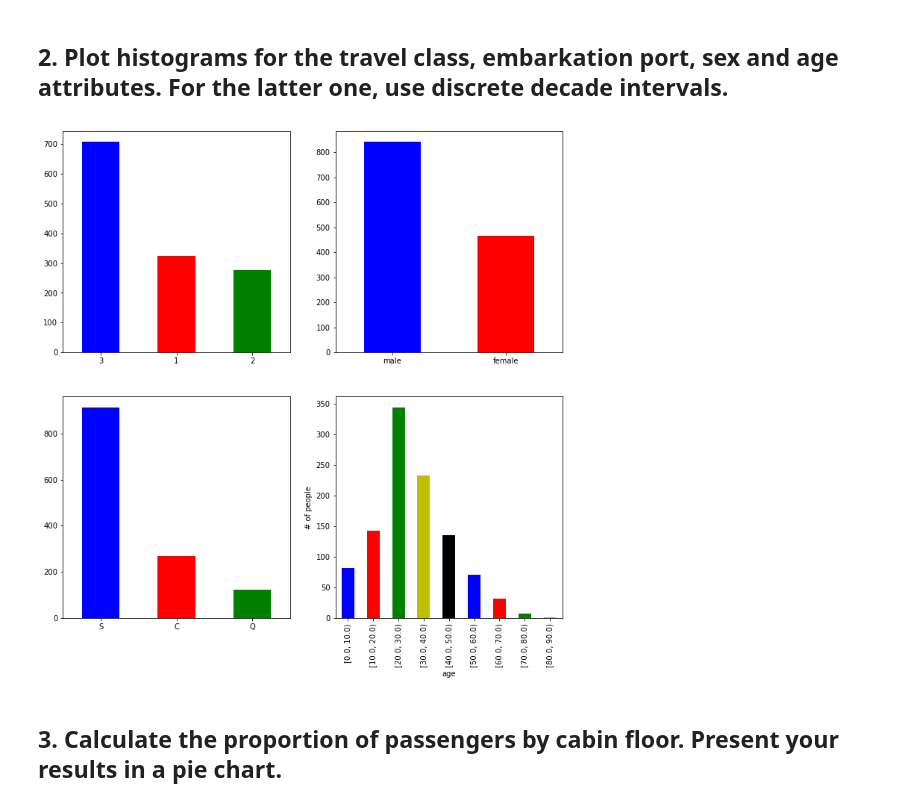
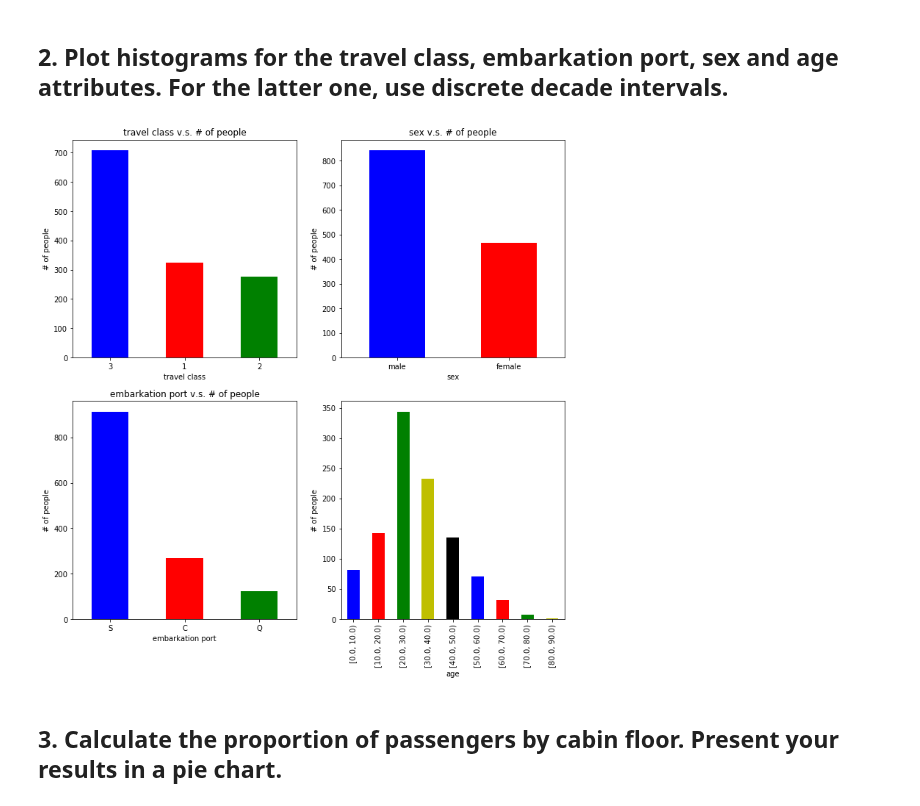
Before and after one commit to sanadhis/ADA-2017, a Jupyter notebook: 01 - Pandas and Data Wrangling/Homework 1.ipynb, the cells around one changed output. Saved outputs shown, nothing was run; the diff lists cells and outputs as text; code cells hidden in the pictures.

```diff
--- a/01 - Pandas and Data Wrangling/Homework 1.ipynb
+++ b/01 - Pandas and Data Wrangling/Homework 1.ipynb
@@ -67,0 +70,12 @@ data.head(10)# show the part of data
+# %%
+# ----- Clean cabin -----
+# observing the column cabin, we find that only the first letter is useful
+# and if we clean it, it could be categorical
+data.cabin = data.cabin.dropna().apply(lambda x: x[0])
+
+# ----- Change the value of survive -----------
+# 0: not survive, 1:survive
+data.survived = ['Not survive' if i == 0 else 'Survive' for i in data.survived]
+
+
+data.head()
@@ -70,38 +145,39 @@ data.head(10)# show the part of data
 # %%
 # function for showing the bar chart or histogram
 def plot_fig(series, kind, axis, label_x = '', label_y = '', title_ = '', angle = 0):
     my_colors = list(islice(cycle(['b', 'r', 'g', 'y', 'k']), None, len(series)))
-    series.plot(kind = kind, color = my_colors, ax = axis, figsize = (12,12), rot = angle)
-    xlabel(label_x)
-    ylabel(label_y)
-    title(title_)
+    ax = series.plot(kind = kind, color = my_colors, ax = axis, figsize = (12,12), rot = angle, title = title_)
+    ax.set_xlabel(label_x)
+    ax.set_ylabel(label_y)
 
 # create subplot to show the result together
 fig, axes = plt.subplots(nrows=2, ncols=2)
 
 # *****
 # By definition, histogram is used when x-axis is a continuous variables
 # and hence in our case, it's better using bar plot because most of the data are discrete values and strings
 # For age, I also use bar chart because the representation of intervals is string
 # *****
 
 # travel class v.s. # of people: travel class is discrete and hence use bar plot
-plot_fig(data.pclass.value_counts(), kind = 'bar', label_x = 'travel class', label_y = '# of people', axis = axes[0,0])
+plot_fig(data.pclass.value_counts(), kind = 'bar', label_x = 'travel class', label_y = '# of people', \
+         axis = axes[0,0], title_ = 'travel class v.s. # of people')
 
 # sex: string is not the case for in histogram, and hence use bar plot
-plot_fig(data.sex.value_counts(), 'bar', label_x = 'sex', label_y = '# of people', axis = axes[0,1])
+plot_fig(data.sex.value_counts(), 'bar', label_x = 'sex', label_y = '# of people', axis = axes[0,1],\
+        title_ = 'sex v.s. # of people')
 
 # embarkation port: string is not used as axis in histogram, and hence use bar chart
 plot_fig(data.embarked.value_counts(), 'bar', label_x = 'embarkation port', label_y = '# of people',\
          title_ = 'embarkation port v.s. # of people', axis = axes[1,0])
 
 # age (10 years as an interval)
 data_age = data.age.copy()
 bin_range = np.arange(0,data_age.max() + 20,10)
 out, bins  = pd.cut(data.age, bins=bin_range, include_lowest=True, right=False, retbins=True)
 plot_fig(out.value_counts(sort=False), 'bar', label_x = 'age', label_y = '# of people', axis = axes[1,1], angle = 90)
 # %% [output]
-[figure, old version]
+[figure, new version]
 # %% [markdown]
 ## 3. Calculate the proportion of passengers by cabin floor. Present your results in a pie chart.
 # %%
```
Also changed, not shown: parts of 8 cells of this notebook.
